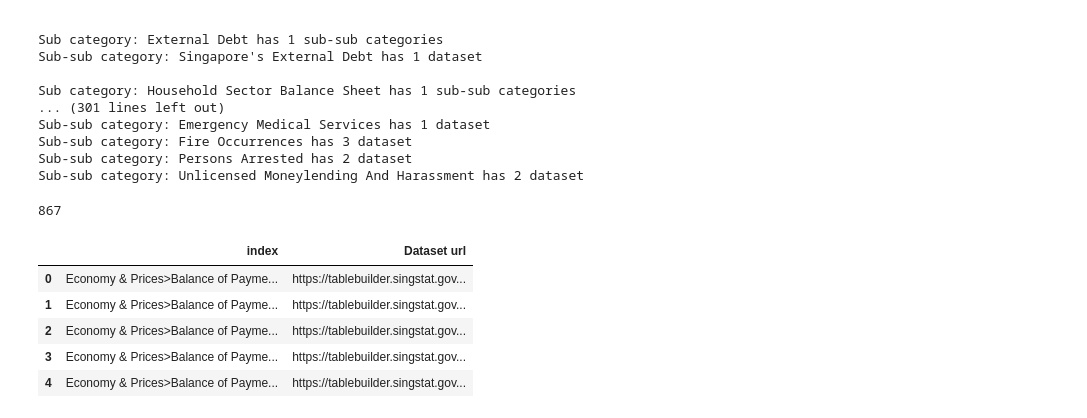
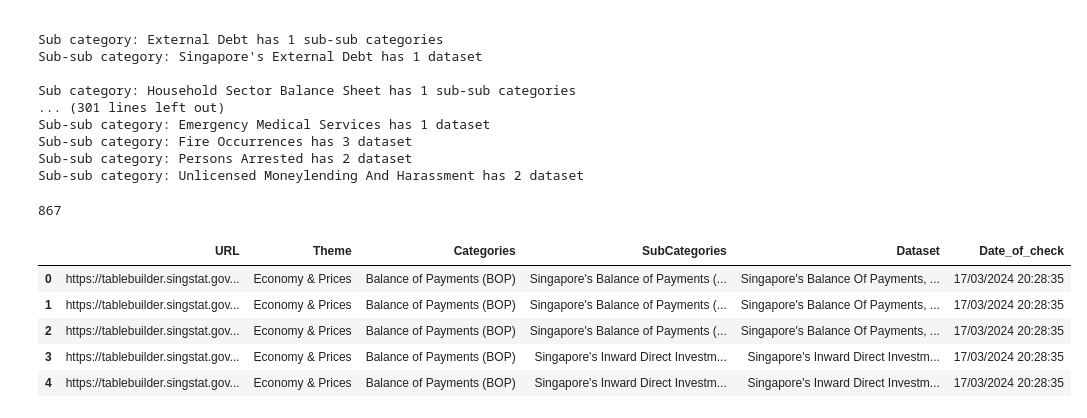
Before and after one commit to qzq92/data_gov_and_singstat_dataset_info_scraper, a Jupyter notebook: singstat.ipynb, the cells around one changed output. Drawn from its saved outputs; the diff is of its cells as text; code cells hidden in the pictures.

```diff
--- a/singstat.ipynb
+++ b/singstat.ipynb
@@ -124,11 +126,10 @@ print(len(total_dataset_on_display))
 # %% [markdown]
 ## Extract metadata of dataset for storing purpose
 # %%
-# Expand the list
-#Collection
+# #Collection dict to store collections info
 collection_tracker_dict = {}
 
-# Dataset
+# Dataset dict to store dataset info
 dataset_tracker_dict= {}
 
 get_dataset_name_xpath = ".//div/div/p"
@@ -151,15 +152,26 @@ for dataset in total_dataset_on_display:
 
     # Multiple metadata information
     metadata_list = dataset.find_elements(by=By.XPATH, value=get_metadata_info_xpath)
-    # Filter alternate elements
+    # Filter alternate elements (excluding the dot separator)
     metadata_list = [metadata.text for i,metadata in enumerate(metadata_list) if i%2==0]
     print(metadata_list)
 
-    # In the case where metadata list only has 3 elements (no date), include None as info to ensure ease of outputing all dataset info into csv file.
-    if len(metadata_list) == 3:
-        metadata_list.insert(0, "No Date info")
-    #Insert href info
-    metadata_list.append(href)
+    # In the case where metadata list starts with 'Update' string, include None as info to ensure ease of outputing all dataset info into csv file.
+    if metadata_list:
+        if metadata_list[0].startswith("Updated"):
+            metadata_list.insert(0, "No Date info")
+
+        # Combine data source info to single entity as we want to have
+        # date, updated, filetype, source structure
+        while len(metadata_list) > 4:
+            pop_value = metadata_list.pop()
+            # Append pop value to 4th element to consolidate all source info under single element
+            metadata_list[3] += f",{pop_value}"
+
+        #Insert href info to last
+        metadata_list.append(href)
+
+
 
     # MEtadata construct influence whether we are dealing with collections or dataset
     if any(" dataset" in metadata for metadata in metadata_list):
@@ -321,27 +333,29 @@ Sub-sub category: Unlicensed Moneylending And Harassment has 2 dataset
 # %%
 # Check datasets amount
 print(len(singstat_data_dict))
 
-df = pd.DataFrame.from_dict(singstat_data_dict, orient="index", columns=["Dataset url"])
+df = pd.DataFrame.from_dict(singstat_data_dict, orient="index", columns=["URL"])
 df.reset_index(inplace=True)
 
 dataset_category_list = ["Theme", "Categories", "SubCategories", "Dataset"]
 df[dataset_category_list] = df["index"].str.split(">",expand=True)
 
 datetime_now = datetime.now().strftime("%d/%m/%Y %H:%M:%S")
-file_name_date = datetime_now().strfttme("%d%m%Y_%H%M%S")
+file_name_date = datetime.now().strftime("%d%m%Y_%H%M%S")
 
 df["Date_of_check"] = datetime_now
 
 dataset_filename = f"Singstat_dataset_{file_name_date}.csv"
-df.to_csv(dataset_filename,index=True)
+df.drop(columns="index", inplace=True)
+new_col_order = ["Dataset", "Theme", "Categories", "SubCategories", "URL", "Date_of_check"]
+df[new_col_order].to_csv(dataset_filename,index=False)
 
 df.head()
 # %% [output]
 867
-|  | index | Dataset url |
-| 0 | Economy & Prices>Balance of Payme... | https://tablebuilder.singstat.gov... |
-| 1 | Economy & Prices>Balance of Payme... | https://tablebuilder.singstat.gov... |
-| 2 | Economy & Prices>Balance of Payme... | https://tablebuilder.singstat.gov... |
-| 3 | Economy & Prices>Balance of Payme... | https://tablebuilder.singstat.gov... |
-| 4 | Economy & Prices>Balance of Payme... | https://tablebuilder.singstat.gov... |
+|  | URL | Theme | Categories | SubCategories | Dataset | Date_of_check |
+| 0 | https://tablebuilder.singstat.gov... | Economy & Prices | Balance of Payments (BOP) | Singapore's Balance of Payments (... | Singapore's Balance Of Payments, ... | 17/03/2024 20:28:35 |
+| 1 | https://tablebuilder.singstat.gov... | Economy & Prices | Balance of Payments (BOP) | Singapore's Balance of Payments (... | Singapore's Balance Of Payments, ... | 17/03/2024 20:28:35 |
+| 2 | https://tablebuilder.singstat.gov... | Economy & Prices | Balance of Payments (BOP) | Singapore's Balance of Payments (... | Singapore's Balance Of Payments, ... | 17/03/2024 20:28:35 |
+| 3 | https://tablebuilder.singstat.gov... | Economy & Prices | Balance of Payments (BOP) | Singapore's Inward Direct Investm... | Singapore's Inward Direct Investm... | 17/03/2024 20:28:35 |
+| 4 | https://tablebuilder.singstat.gov... | Economy & Prices | Balance of Payments (BOP) | Singapore's Inward Direct Investm... | Singapore's Inward Direct Investm... | 17/03/2024 20:28:35 |
```
Also changed, not shown: parts of 9 cells of this notebook.
